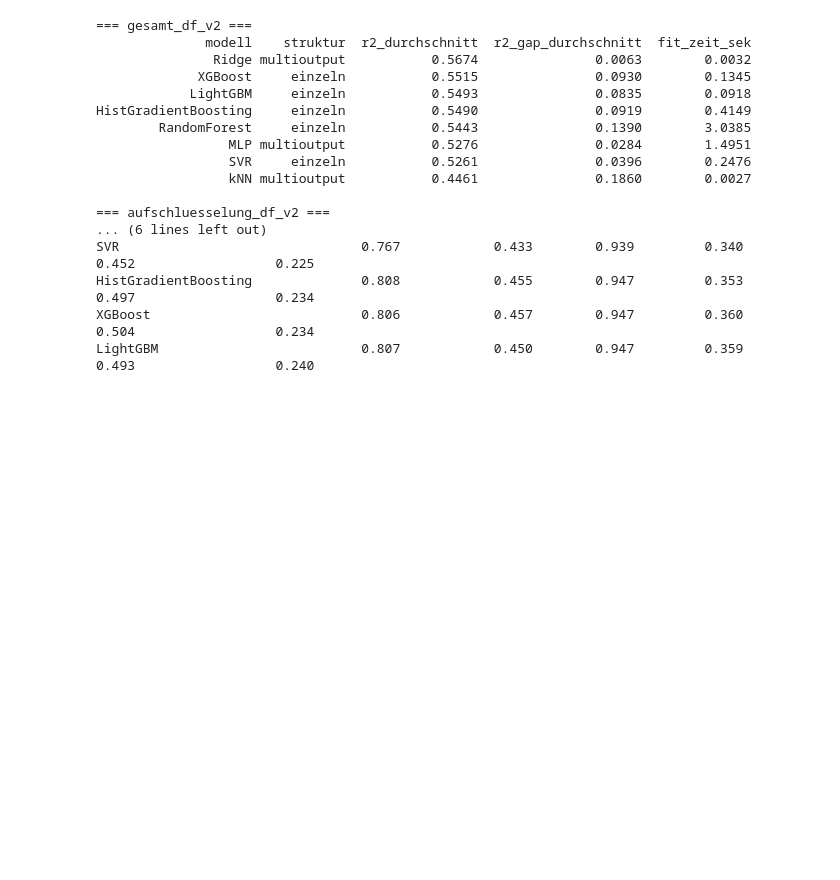
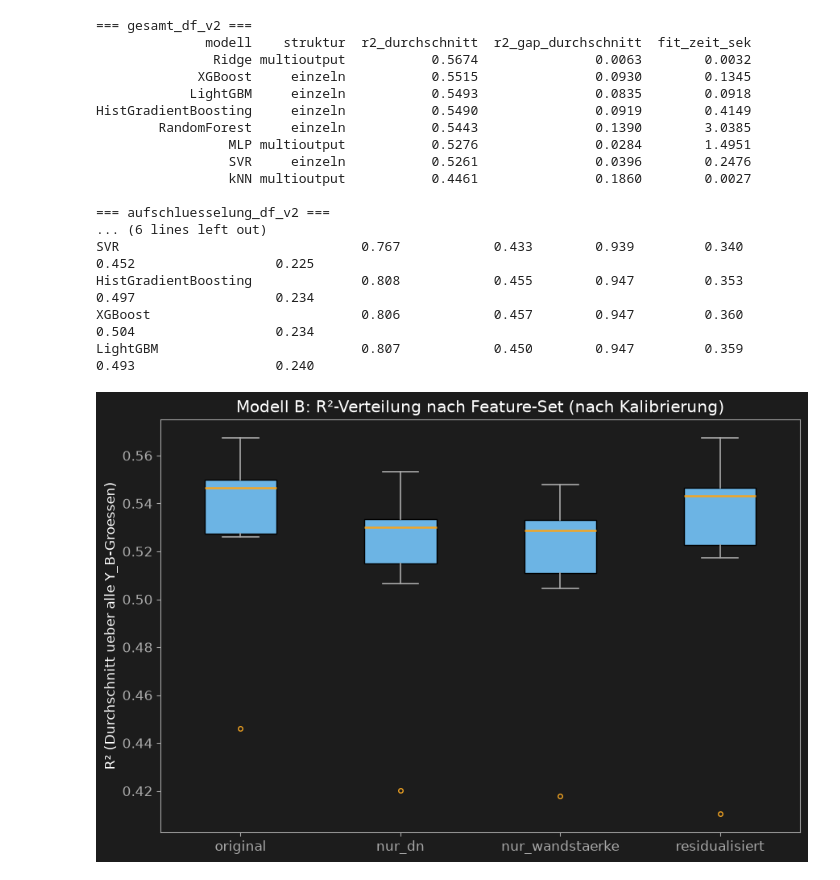
Before and after one commit to AwaTekoete/_MyExtrusionML_Synthetisch, a Jupyter notebook: notebooks/11_modeling_model_b.ipynb, the cells around one changed output. Drawn from its saved outputs; the diff is of its cells as text; code cells hidden in the pictures; blank space fills up the shorter version.

Commit message:
feat: Model B - complete visualization set (vorher/nachher Sane-Default-Kalibrierung), 12 graphics total covering feature-sets, model-types, overfitting, effort-benefit, per-target heatmap

```diff
--- a/notebooks/11_modeling_model_b.ipynb
+++ b/notebooks/11_modeling_model_b.ipynb
@@ -876,3 +876,19 @@ SVR                               0.767            0.433        0.939         0.
 HistGradientBoosting              0.808            0.455        0.947         0.353           0.497                  0.234
 XGBoost                           0.806            0.457        0.947         0.360           0.504                  0.234
 LightGBM                          0.807            0.450        0.947         0.359           0.493                  0.240
+# %%
+# =============================================================================
+# Zelle 14 – Grafik: Boxplot R2-Verteilung ueber Feature-Sets (nach Kalibrierung)
+# =============================================================================
+fig, ax = plt.subplots(figsize=(9, 6))
+daten_je_fs = [fs_vergleich_df_v2[fs_vergleich_df_v2["feature_set"]==fs]["r2_durchschnitt"].values for fs in FEATURE_SETS_B]
+bp = ax.boxplot(daten_je_fs, tick_labels=list(FEATURE_SETS_B.keys()), patch_artist=True, **BOXPLOT_STYLE)
+for box in bp["boxes"]:
+    box.set_facecolor(COLOR_BLUE)
+ax.set_ylabel("R² (Durchschnitt ueber alle Y_B-Groessen)")
+ax.set_title("Modell B: R²-Verteilung nach Feature-Set (nach Kalibrierung)")
+plt.tight_layout()
+save_figure(fig, "../reports/figures/14_boxplot_feature_sets_model_b_kalibriert.png")
+plt.show()
+# %% [output]
+[figure, added]
```
Also changed, not shown: parts of 5 cells of this notebook, 6 other files.
